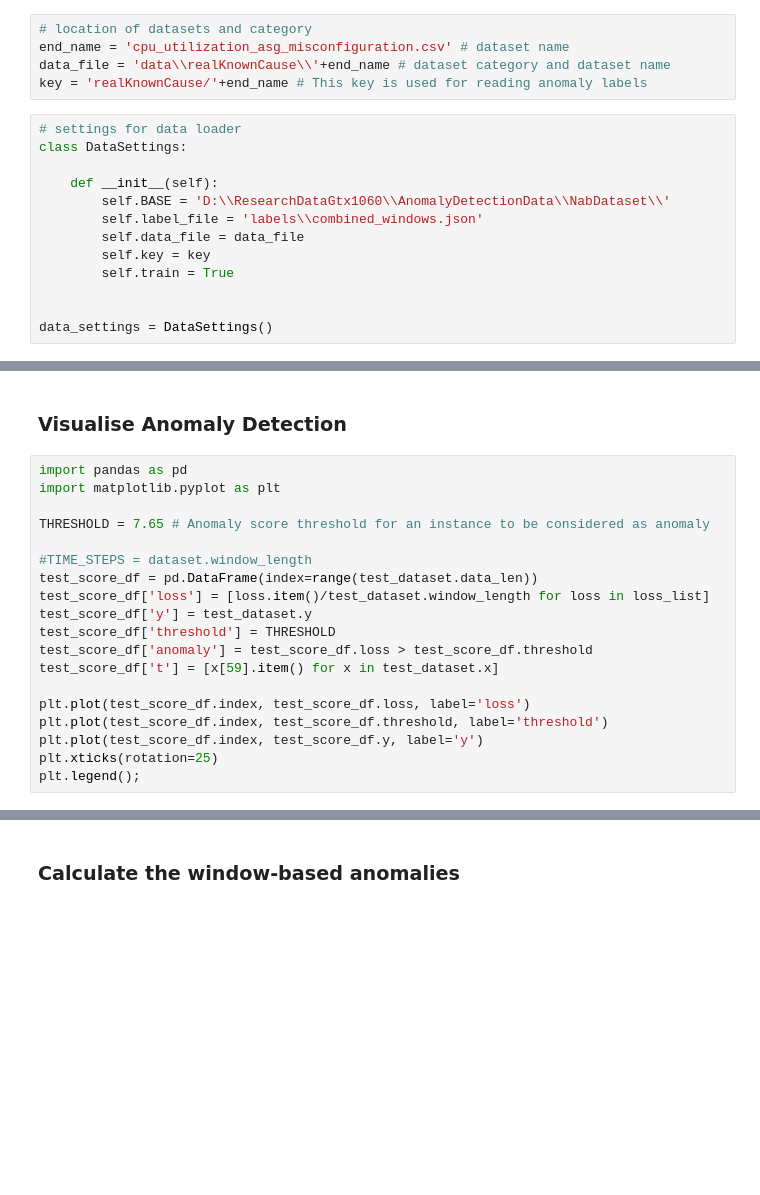
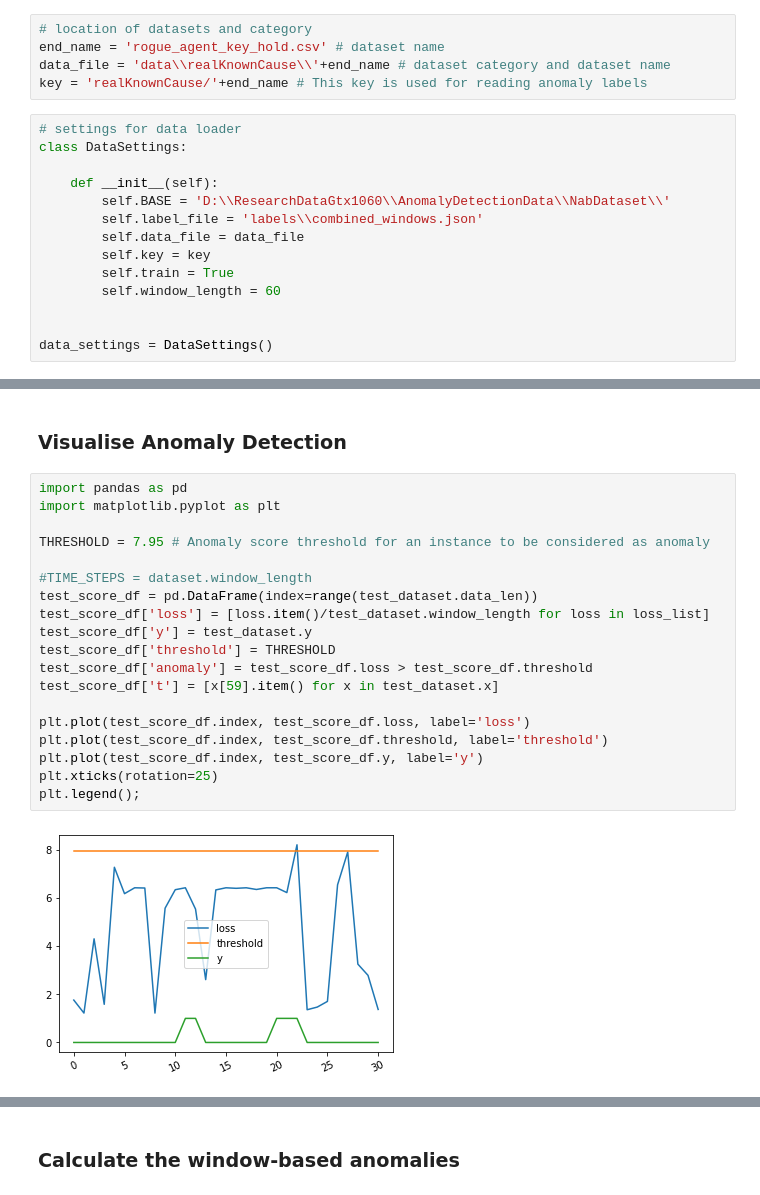
Before and after one commit to mdabashar/TAnoGAN, a Jupyter notebook: TAnoGAN_Pytorch.ipynb, the cells around one changed output, grey strips where cells are left out. Saved outputs shown, nothing was run; the diff lists cells and outputs as text; blank space fills up the shorter version.

```diff
--- a/TAnoGAN_Pytorch.ipynb
+++ b/TAnoGAN_Pytorch.ipynb
@@ -36,7 +41,7 @@ cudnn.benchmark = True
 ### Setup Data Loader
 # %%
 # location of datasets and category
-end_name = 'cpu_utilization_asg_misconfiguration.csv' # dataset name
+end_name = 'rogue_agent_key_hold.csv' # dataset name
 data_file = 'data\\realKnownCause\\'+end_name # dataset category and dataset name
 key = 'realKnownCause/'+end_name # This key is used for reading anomaly labels
 # %%
@@ -49,6 +54,7 @@ class DataSettings:
         self.data_file = data_file
         self.key = key
         self.train = True
+        self.window_length = 60
 
 
 data_settings = DataSettings()
@@ -218,22 +287,24 @@ for i, (x,y) in enumerate(test_dataloader):
 # %%
 import pandas as pd
 import matplotlib.pyplot as plt
 
-THRESHOLD = 7.65 # Anomaly score threshold for an instance to be considered as anomaly
+THRESHOLD = 7.95 # Anomaly score threshold for an instance to be considered as anomaly
 
 #TIME_STEPS = dataset.window_length
 test_score_df = pd.DataFrame(index=range(test_dataset.data_len))
 test_score_df['loss'] = [loss.item()/test_dataset.window_length for loss in loss_list]
 test_score_df['y'] = test_dataset.y
 test_score_df['threshold'] = THRESHOLD
 test_score_df['anomaly'] = test_score_df.loss > test_score_df.threshold
 test_score_df['t'] = [x[59].item() for x in test_dataset.x]
 
 plt.plot(test_score_df.index, test_score_df.loss, label='loss')
 plt.plot(test_score_df.index, test_score_df.threshold, label='threshold')
 plt.plot(test_score_df.index, test_score_df.y, label='y')
 plt.xticks(rotation=25)
 plt.legend();
+# %% [output]
+[figure, added]
 # %%
 import seaborn as sns
 
```
Also changed, not shown: parts of 10 cells of this notebook, 1 other file.
